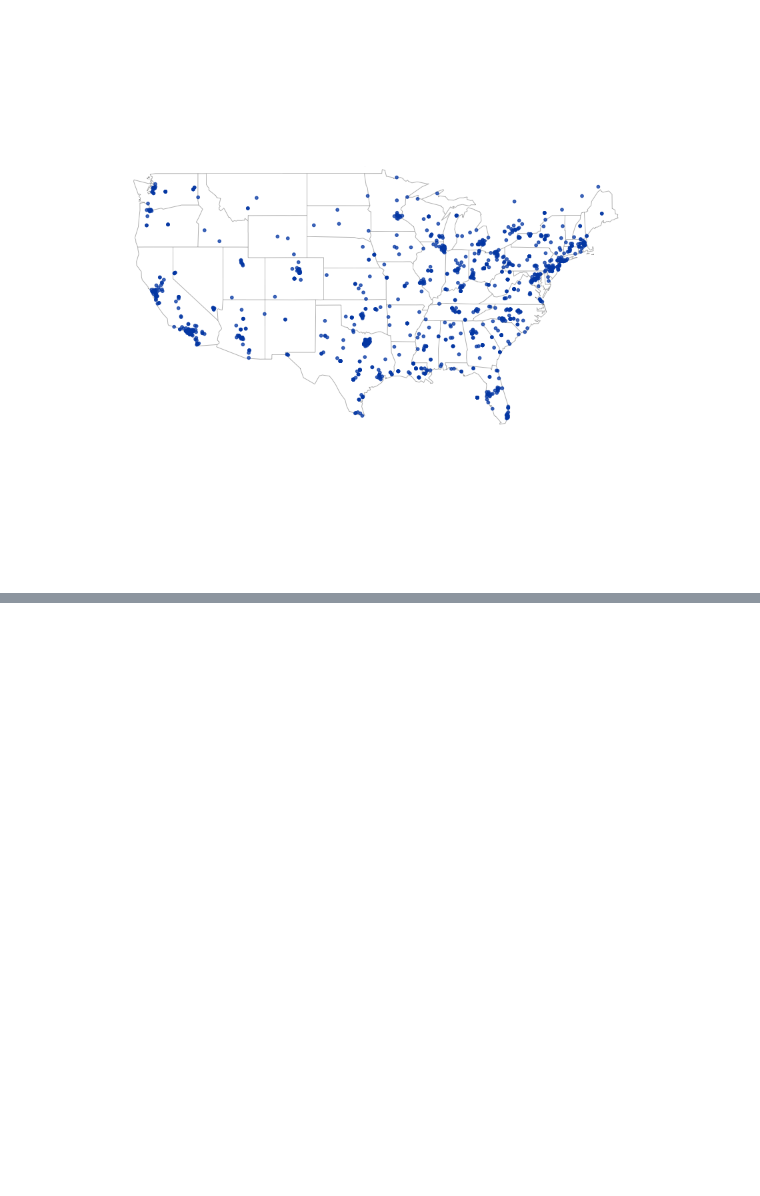
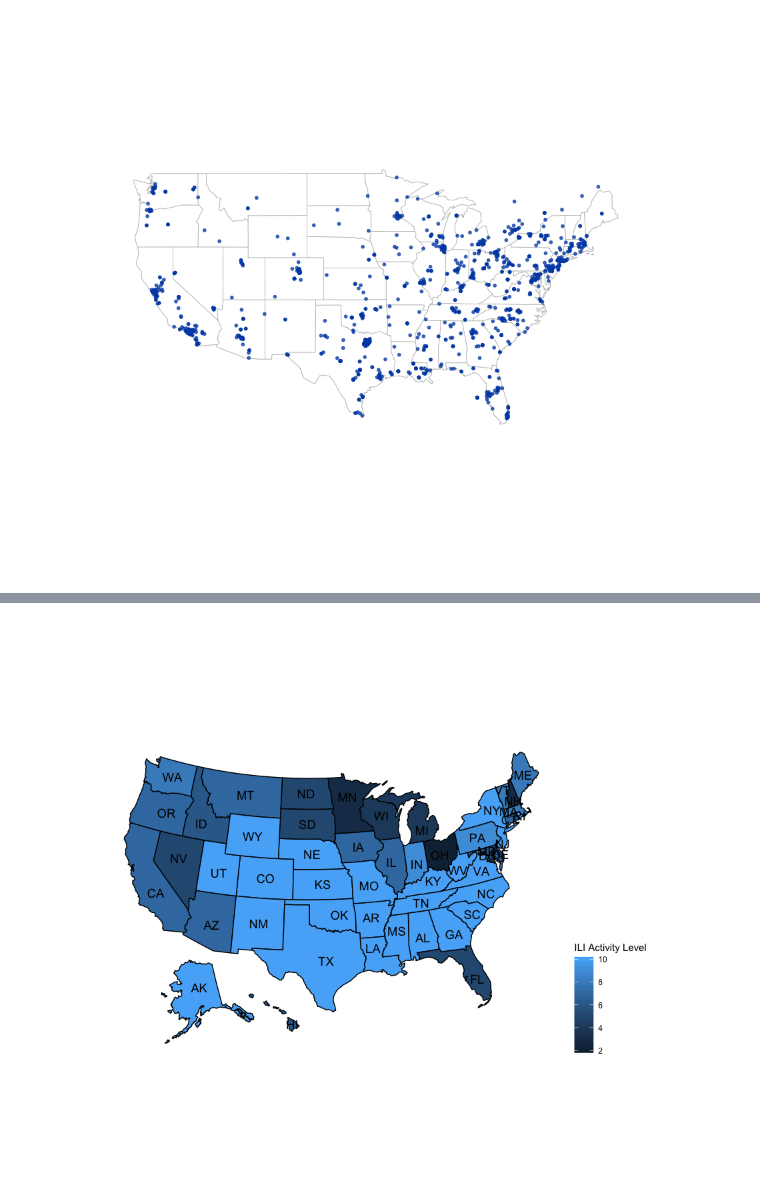
Before and after one commit to nullbringer/Exploratory-Data-Analysis, a Jupyter notebook: Lab1/part3/lab3Amlan.ipynb, the cells around one changed output, grey strips where cells are left out. Drawn from its saved outputs; the diff is of its cells as text; code cells hidden in the pictures; blank space fills up the shorter version.

```diff
--- a/Lab1/part3/lab3Amlan.ipynb
+++ b/Lab1/part3/lab3Amlan.ipynb
@@ -231,0 +174,16 @@ fluTweet <- fluTweet[!(is.na(fluTweet$state) | fluTweet$state==""), ]
+# %%
+ili_activity_level = read.csv("../part2/StateDataforMap_2018-19week7.csv")
+act <- ili_activity_level[c(1,4,5)]
+names(act) <- c("full","level","label")
+
+state_data <- merge(statepop,act, by="full")
+
+state_data <-separate(data = state_data, col = level, into = c("leveltext", "levelvalue"), sep = " ")
+state_data$levelvalue <- as.numeric(state_data$levelvalue )
+
+plot_usmap(data = state_data, values = "levelvalue",  labels = TRUE) +
+# scale_fill_manual(values = color_pallete, name= "",guide = 'legend', labels= label_list[order(label_list$levelvalue),][["label"]] ) +
+scale_fill_gradient(name= "ILI Activity Level")+
+theme(legend.position = "right")
+# %% [output]
+[figure, added]
```
Also changed, not shown: parts of 5 cells of this notebook.
